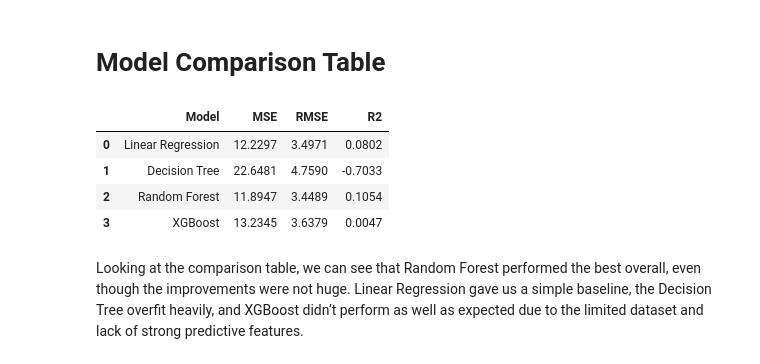
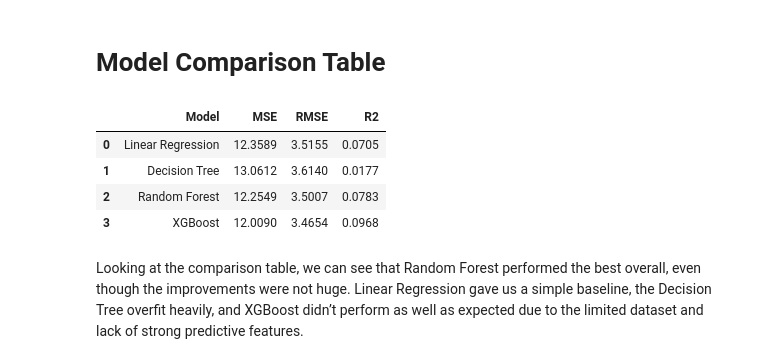
Before and after one commit to ryangu1232/142-Project, a Jupyter notebook: Untitled.ipynb, the cells around one changed output. Saved outputs shown, nothing was run; the diff lists cells and outputs as text; code cells hidden in the pictures.

Commit message:
updated comparison table, ran vizualizations again

```diff
--- a/Untitled.ipynb
+++ b/Untitled.ipynb
@@ -492,19 +492,19 @@ After running the XGBoost model, we found that its performance was actually not
 # %%
 results = {
     "Model": ["Linear Regression", "Decision Tree", "Random Forest", "XGBoost"],
-    "MSE": [12.2297, 22.6481, 11.8947, 13.2345],
-    "RMSE": [3.4971, 4.7590, 3.4489, 3.6379],
-    "R2": [0.0802, -0.7033, 0.1054, 0.0047]
+    "MSE": [12.3589, 13.0612, 12.2549, 12.0090],
+    "RMSE": [3.5155, 3.6140, 3.5007, 3.4654],
+    "R2": [0.0705, 0.0177, 0.0783, 0.0968]
 }
 
 df_results = pd.DataFrame(results)
 df_results
 # %% [output]
 |  | Model | MSE | RMSE | R2 |
-| 0 | Linear Regression | 12.2297 | 3.4971 | 0.0802 |
-| 1 | Decision Tree | 22.6481 | 4.7590 | -0.7033 |
-| 2 | Random Forest | 11.8947 | 3.4489 | 0.1054 |
-| 3 | XGBoost | 13.2345 | 3.6379 | 0.0047 |
+| 0 | Linear Regression | 12.3589 | 3.5155 | 0.0705 |
+| 1 | Decision Tree | 13.0612 | 3.6140 | 0.0177 |
+| 2 | Random Forest | 12.2549 | 3.5007 | 0.0783 |
+| 3 | XGBoost | 12.0090 | 3.4654 | 0.0968 |
 # %% [markdown]
 Looking at the comparison table, we can see that Random Forest performed the best overall, even though the improvements were not huge. Linear Regression gave us a simple baseline, the Decision Tree overfit heavily, and XGBoost didn’t perform as well as expected due to the limited dataset and lack of strong predictive features.
 # %% [markdown]
```
Also changed, not shown: parts of 4 cells of this notebook.
